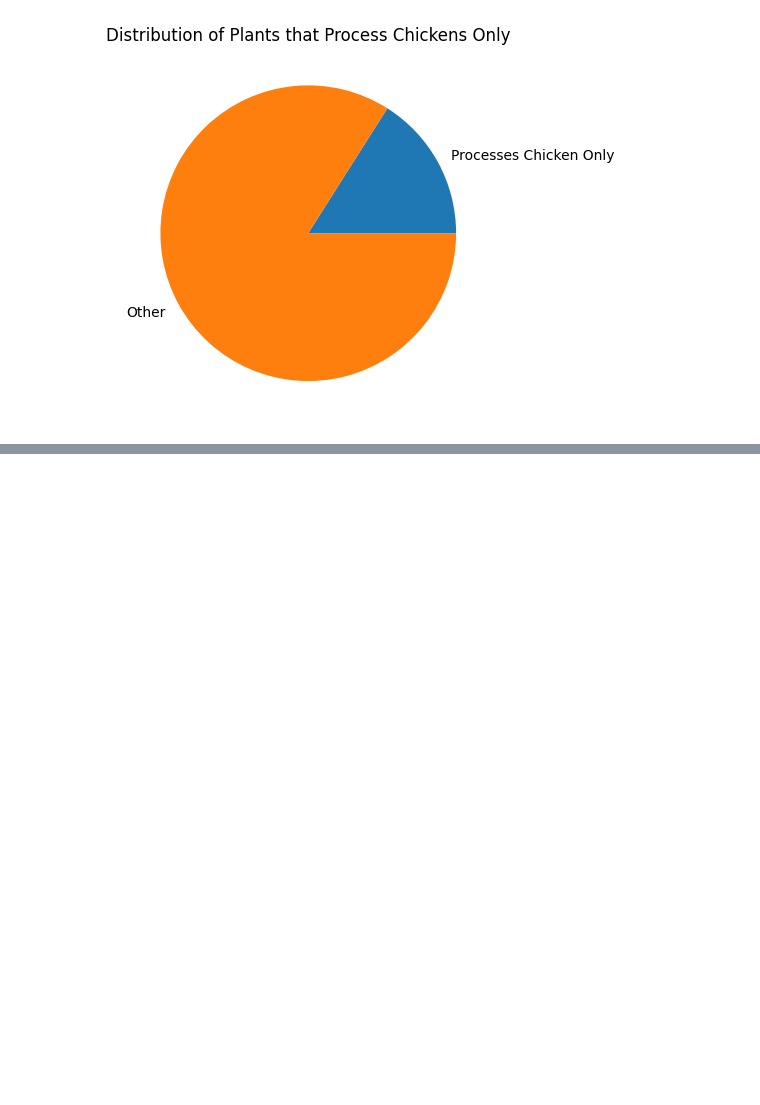
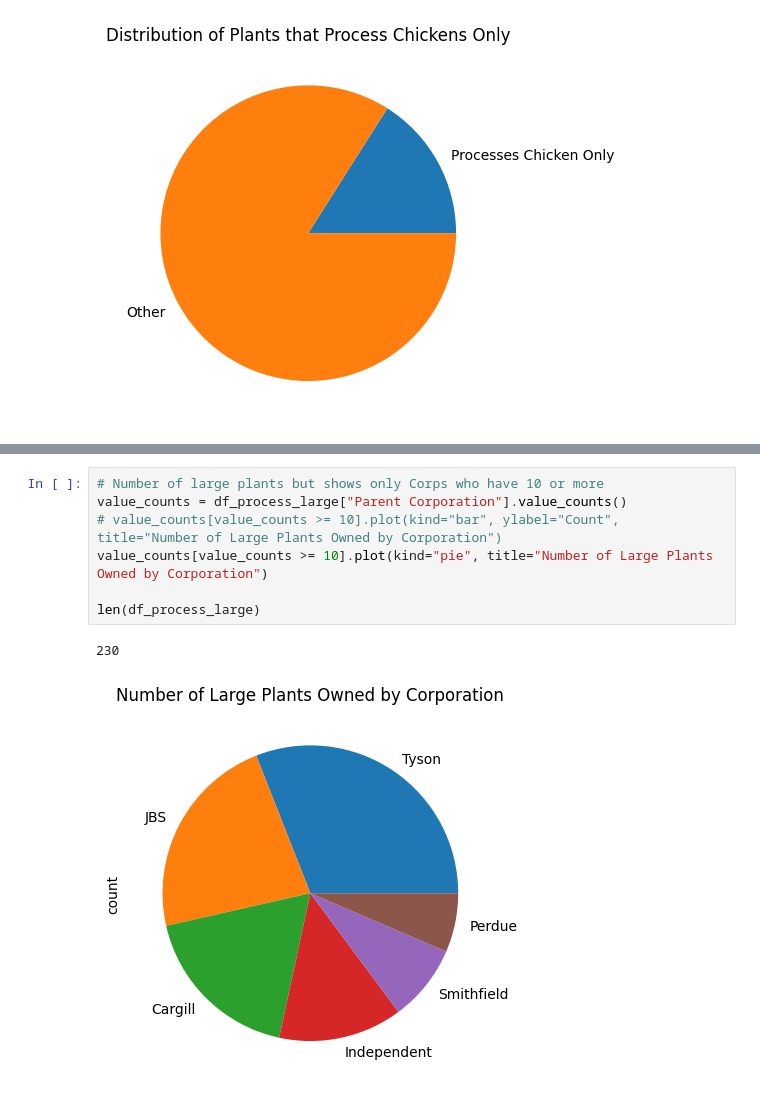
Before and after one commit to uchicago-dsi/rafi-poultry, a Jupyter notebook: notebooks/steve_FSIS_eda.ipynb, the cells around one changed output, grey strips where cells are left out. Drawn from its saved outputs; the diff is of its cells as text; blank space fills up the shorter version.

```diff
--- a/notebooks/steve_FSIS_eda.ipynb
+++ b/notebooks/steve_FSIS_eda.ipynb
@@ -59,0 +117,10 @@ Text(0.5, 1.0, 'Distribution of Plants that Process Chickens Only')
+# %%
+# Number of large plants but shows only Corps who have 10 or more
+value_counts = df_process_large["Parent Corporation"].value_counts()
+# value_counts[value_counts >= 10].plot(kind="bar", ylabel="Count", title="Number of Large Plants Owned by Corporation")
+value_counts[value_counts >= 10].plot(kind="pie", title="Number of Large Plants Owned by Corporation")
+
+len(df_process_large)
+# %% [output]
+230
+[figure, added]
```
Also changed, not shown: parts of 16 cells of this notebook.
